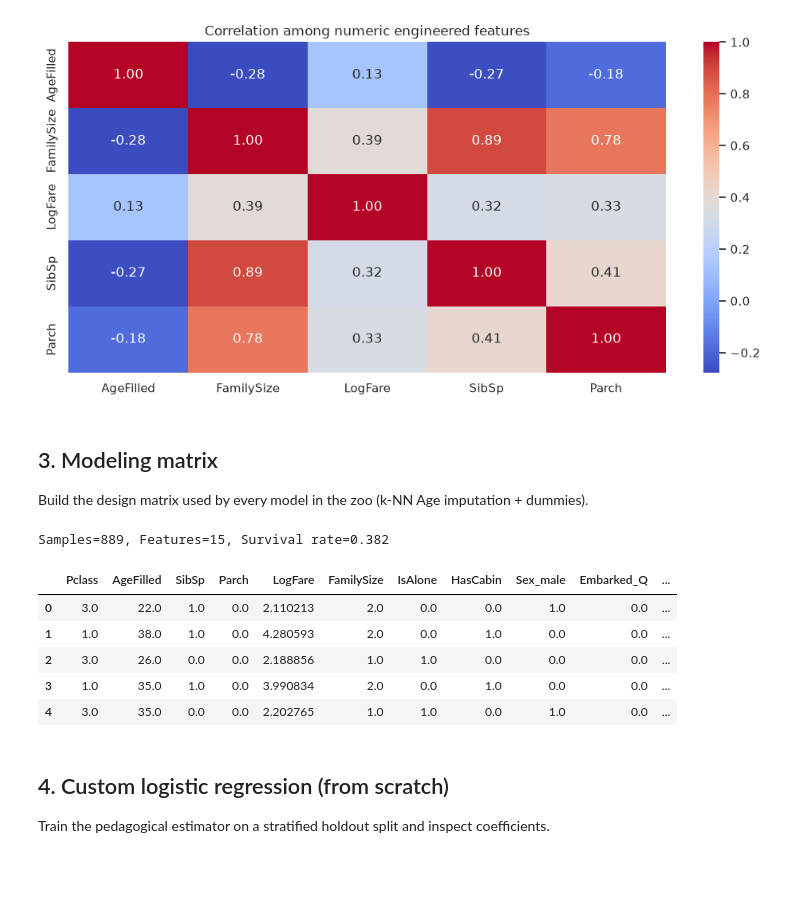
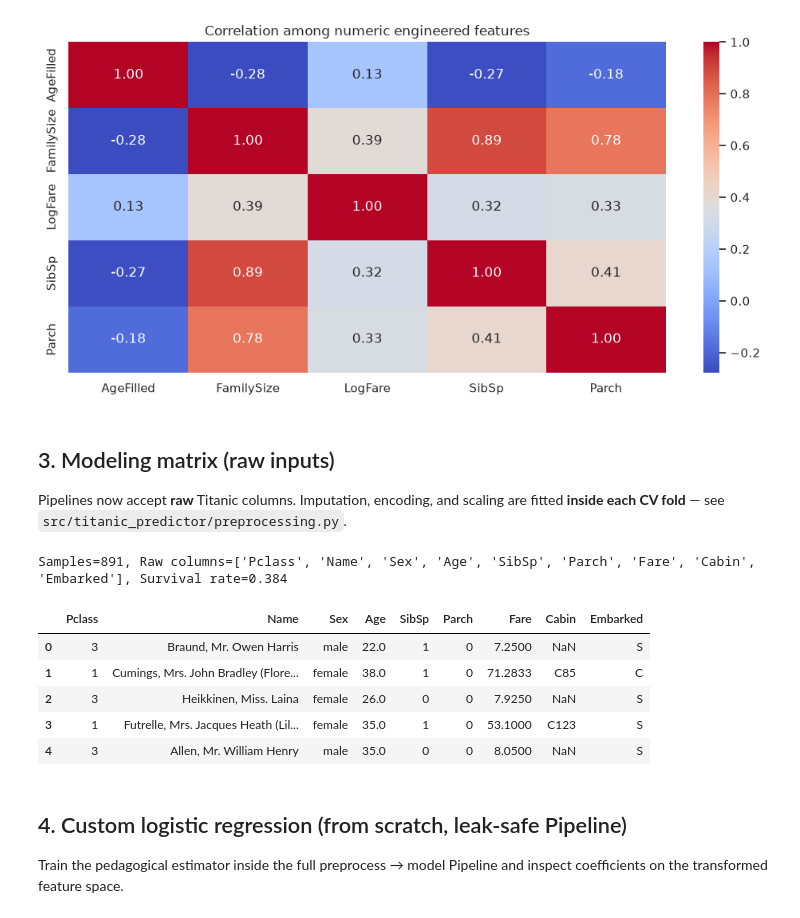
Before and after one commit to juandapradam12/TitanicSurvivalPredictor, a Jupyter notebook: TitanicSurvivalPredictor.ipynb, the cells around one changed output. Saved outputs shown, nothing was run; the diff lists cells and outputs as text; code cells hidden in the pictures; blank space fills up the shorter version.

```diff
--- a/TitanicSurvivalPredictor.ipynb
+++ b/TitanicSurvivalPredictor.ipynb
@@ -104,23 +112,25 @@ plt.tight_layout()
 # %% [output]
 [figure]
 # %% [markdown]
-## 3. Modeling matrix
+## 3. Modeling matrix (raw inputs)
 
-Build the design matrix used by every model in the zoo (k-NN Age imputation + dummies).
+Pipelines now accept **raw** Titanic columns. Imputation, encoding, and scaling
+are fitted **inside each CV fold** — see `src/titanic_predictor/preprocessing.py`.
 # %%
-X, y = build_xy(titanic_df, use_knn_age=True)
-print(f'Samples={len(y)}, Features={X.shape[1]}, Survival rate={y.mean():.3f}')
+X, y = build_xy(titanic_df)  # raw columns; preprocessing lives in the Pipeline
+print(f'Samples={len(y)}, Raw columns={list(X.columns)}, Survival rate={y.mean():.3f}')
 X.head()
 # %% [output]
-Samples=889, Features=15, Survival rate=0.382
+Samples=891, Raw columns=['Pclass', 'Name', 'Sex', 'Age', 'SibSp', 'Parch', 'Fare', 'Cabin', 'Embarked'], Survival rate=0.384
-|  | Pclass | AgeFilled | SibSp | Parch | LogFare | FamilySize | IsAlone | HasCabin | Sex_male | Embarked_Q | ... |
-| 0 | 3.0 | 22.0 | 1.0 | 0.0 | 2.110213 | 2.0 | 0.0 | 0.0 | 1.0 | 0.0 | ... |
-| 1 | 1.0 | 38.0 | 1.0 | 0.0 | 4.280593 | 2.0 | 0.0 | 1.0 | 0.0 | 0.0 | ... |
-| 2 | 3.0 | 26.0 | 0.0 | 0.0 | 2.188856 | 1.0 | 1.0 | 0.0 | 0.0 | 0.0 | ... |
-| 3 | 1.0 | 35.0 | 1.0 | 0.0 | 3.990834 | 2.0 | 0.0 | 1.0 | 0.0 | 0.0 | ... |
-| 4 | 3.0 | 35.0 | 0.0 | 0.0 | 2.202765 | 1.0 | 1.0 | 0.0 | 1.0 | 0.0 | ... |
+|  | Pclass | Name | Sex | Age | SibSp | Parch | Fare | Cabin | Embarked |
+| 0 | 3 | Braund, Mr. Owen Harris | male | 22.0 | 1 | 0 | 7.2500 | NaN | S |
+| 1 | 1 | Cumings, Mrs. John Bradley (Flore... | female | 38.0 | 1 | 0 | 71.2833 | C85 | C |
+| 2 | 3 | Heikkinen, Miss. Laina | female | 26.0 | 0 | 0 | 7.9250 | NaN | S |
+| 3 | 1 | Futrelle, Mrs. Jacques Heath (Lil... | female | 35.0 | 1 | 0 | 53.1000 | C123 | S |
+| 4 | 3 | Allen, Mr. William Henry | male | 35.0 | 0 | 0 | 8.0500 | NaN | S |
 # %% [markdown]
-## 4. Custom logistic regression (from scratch)
+## 4. Custom logistic regression (from scratch, leak-safe Pipeline)
 
-Train the pedagogical estimator on a stratified holdout split and inspect coefficients.
+Train the pedagogical estimator inside the full preprocess → model Pipeline and
+inspect coefficients on the transformed feature space.
 # %%
```
Also changed, not shown: parts of 12 cells of this notebook, 20 other files.
